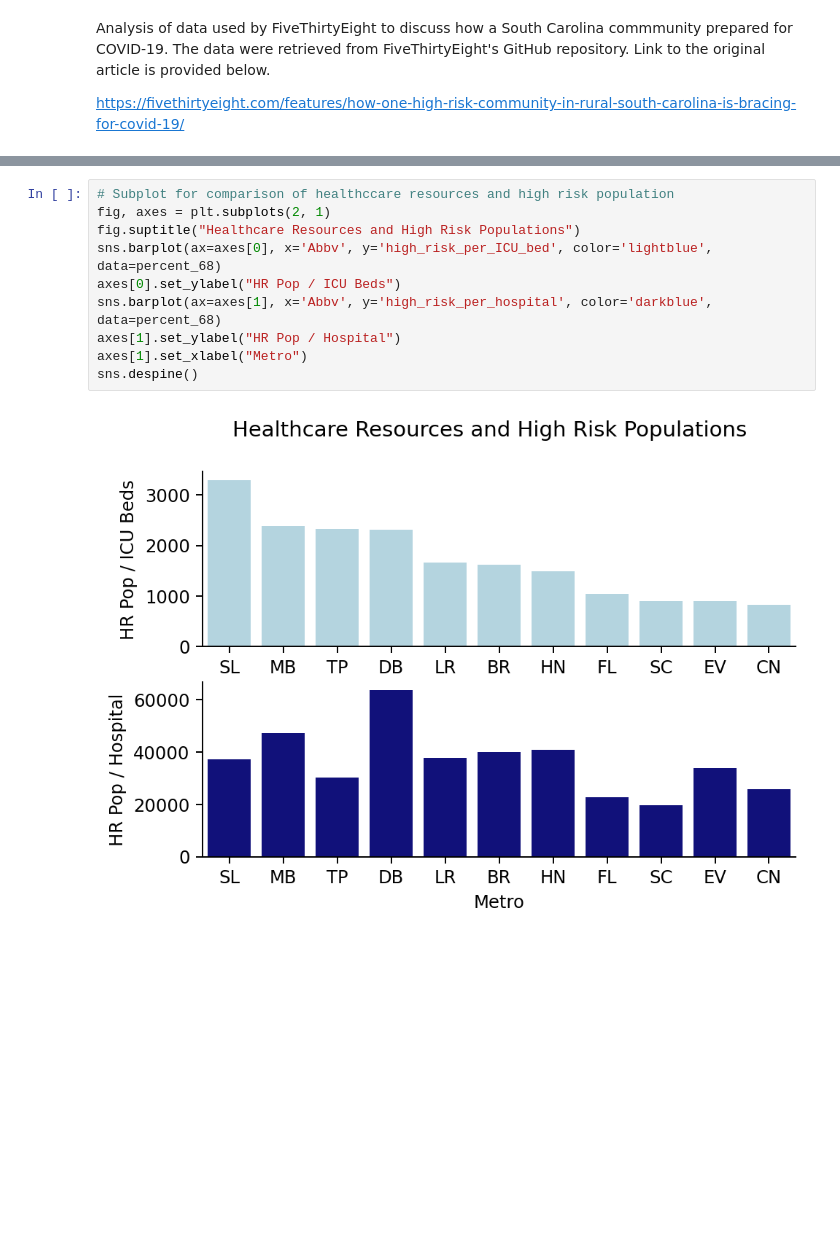
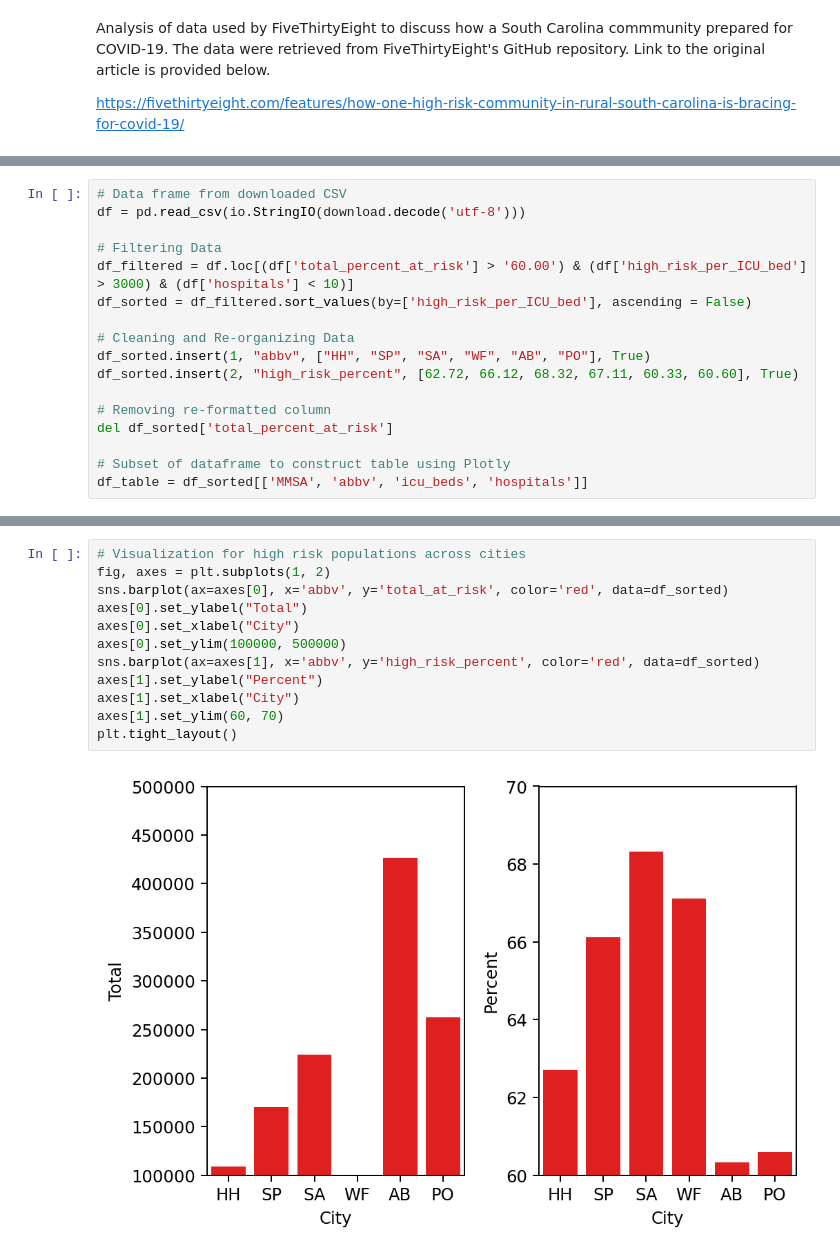
Before and after one commit to CJTAYL/.github.io, a Jupyter notebook: COVID_19_Analysis.ipynb, the cells around one changed output, grey strips where cells are left out. Cells and saved outputs as stored; diff of their text form; blank space fills up the shorter version.

```diff
--- a/COVID_19_Analysis.ipynb
+++ b/COVID_19_Analysis.ipynb
@@ -48 +28,18 @@ percent_table = percent_68[['MMSA', 'Abbv', 'Percent_High_Risk']]
+# %%
+# Data frame from downloaded CSV
+df = pd.read_csv(io.StringIO(download.decode('utf-8')))
+
+# Filtering Data
+df_filtered = df.loc[(df['total_percent_at_risk'] > '60.00') & (df['high_risk_per_ICU_bed'] > 3000) & (df['hospitals'] < 10)]
+df_sorted = df_filtered.sort_values(by=['high_risk_per_ICU_bed'], ascending = False)
+
+# Cleaning and Re-organizing Data
+df_sorted.insert(1, "abbv", ["HH", "SP", "SA", "WF", "AB", "PO"], True)
+df_sorted.insert(2, "high_risk_percent", [62.72, 66.12, 68.32, 67.11, 60.33, 60.60], True)
+
+# Removing re-formatted column
+del df_sorted['total_percent_at_risk']
+
+# Subset of dataframe to construct table using Plotly
+df_table = df_sorted[['MMSA', 'abbv', 'icu_beds', 'hospitals']]
 # %%
@@ -71,12 +60,14 @@ sns.despine()
 # %%
-# Subplot for comparison of healthccare resources and high risk population
-fig, axes = plt.subplots(2, 1)
-fig.suptitle("Healthcare Resources and High Risk Populations")
-sns.barplot(ax=axes[0], x='Abbv', y='high_risk_per_ICU_bed', color='lightblue', data=percent_68)
-axes[0].set_ylabel("HR Pop / ICU Beds")
-sns.barplot(ax=axes[1], x='Abbv', y='high_risk_per_hospital', color='darkblue', data=percent_68)
-axes[1].set_ylabel("HR Pop / Hospital")
-axes[1].set_xlabel("Metro")
-sns.despine()
+# Visualization for high risk populations across cities
+fig, axes = plt.subplots(1, 2)
+sns.barplot(ax=axes[0], x='abbv', y='total_at_risk', color='red', data=df_sorted)
+axes[0].set_ylabel("Total")
+axes[0].set_xlabel("City")
+axes[0].set_ylim(100000, 500000)
+sns.barplot(ax=axes[1], x='abbv', y='high_risk_percent', color='red', data=df_sorted)
+axes[1].set_ylabel("Percent")
+axes[1].set_xlabel("City")
+axes[1].set_ylim(60, 70)
+plt.tight_layout()
 # %% [output]
-[figure, old version]
+[figure, new version]
```
Also changed, not shown: parts of 9 cells of this notebook.
